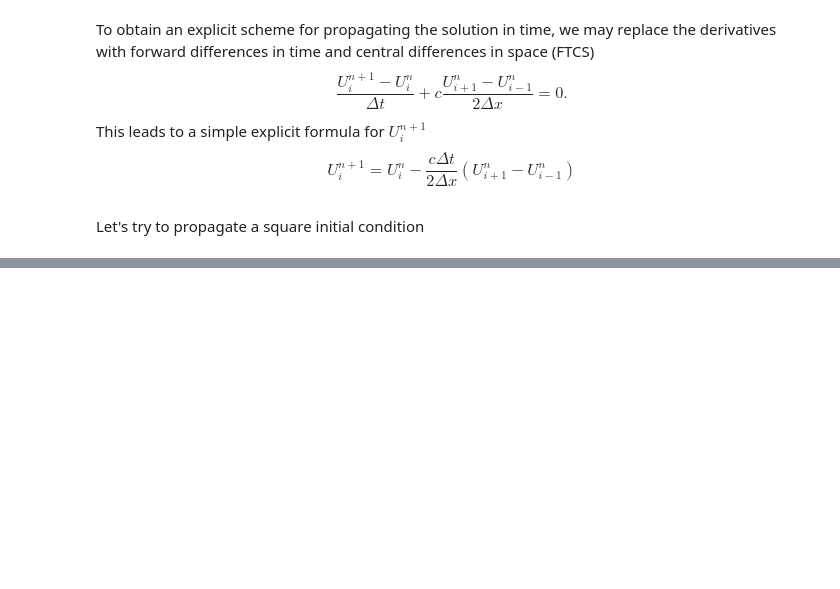
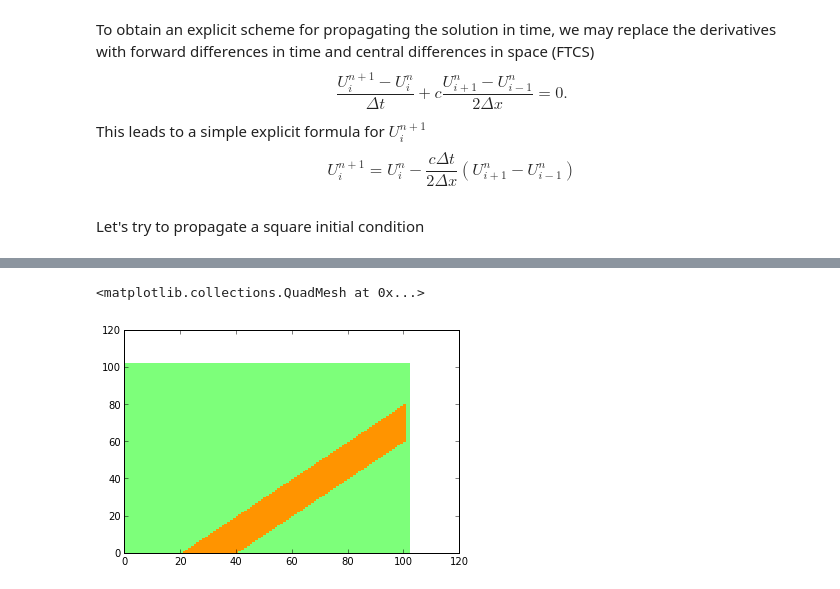
Before and after one commit to rouckas/NEVF138, a Jupyter notebook: Convection.ipynb, the cells around one changed output, grey strips where cells are left out. Drawn from its saved outputs; the diff is of its cells as text; code cells hidden in the pictures; blank space fills up the shorter version.

```diff
--- a/Convection.ipynb
+++ b/Convection.ipynb
@@ -64,0 +83,14 @@ Obviously, this solver fails to reproduce the expected solution.
+# %%
+def convection_solve_Lax(U, dx, dt, nx, nt):
+    xint = arange(1, nx+1)
+    for it in range(0,nt-1):
+        U[it+1,xint] = 0.5*(U[it,xint+1]+U[it,xint-1]) - 0.5*v*dt/dx*(U[it,xint+1] - U[it, xint-1])
+# %%
+U, dx, dt, x, t = wave_init(maxx, maxt, v, nx, CFL=1)
+U[0,:] = 0.
+U[0, (x<maxx*0.4) & (x>maxx*0.2)] = 1.
+convection_solve_Lax(U, dx, dt, nx, len(t))
+pcolormesh(U, rasterized=True, vmin=-2, vmax=2)
+# %% [output]
+<matplotlib.collections.QuadMesh at 0x...>
+[figure, added]
```
Also changed, not shown: parts of 27 cells of this notebook.
